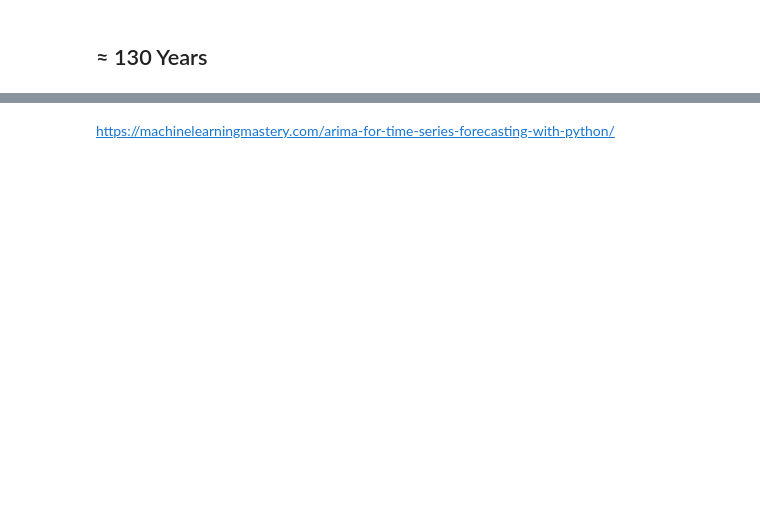
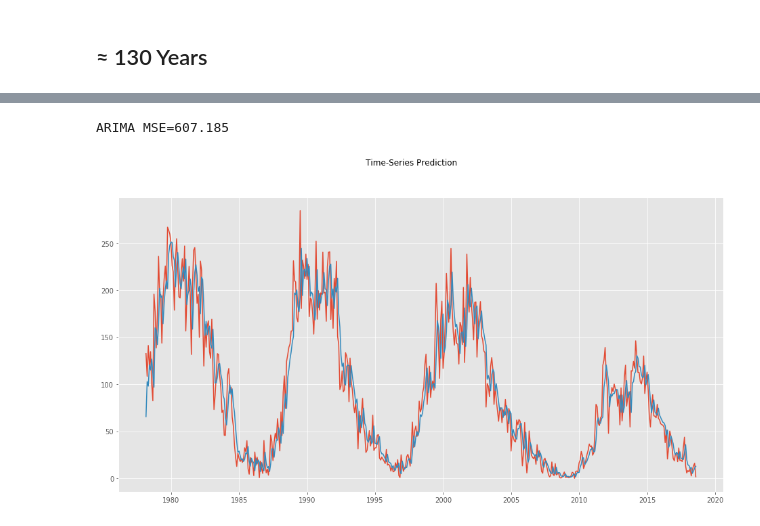
Before and after one commit to AliaksandrStasiuk/master_machine_learning_2, a Jupyter notebook: 8/8.ipynb, the cells around one changed output, grey strips where cells are left out. Saved outputs shown, nothing was run; the diff lists cells and outputs as text; code cells hidden in the pictures; blank space fills up the shorter version.

```diff
--- a/8/8.ipynb
+++ b/8/8.ipynb
@@ -36,2 +51,8 @@ pyplot.show()
 # %% [markdown]
 ## ≈ 130 Years
+# %%
+from statsmodels.tsa.arima_model import ARIMA
+
+model = ARIMA(series, order=(7,1,0), freq=series.index.inferred_freq)
+model_fit = model.fit(disp=0)
+print(model_fit.summary())
@@ -66,2 +125,20 @@ pyplot.show()
-# %% [markdown]
-https://machinelearningmastery.com/arima-for-time-series-forecasting-with-python/
+# %%
+mse, test, preds = evaluate(series, order=(5,1,0))
+# %%
+preds = [x[0] for x in preds]
+# %%
+import pandas as pd
+
+preds = pd.Series(preds, index=test.index)
+
+with plt.style.context('ggplot'):
+    plt.figure(figsize=(16, 8))
+
+    plt.plot(test)
+    plt.plot(preds)
+    plt.suptitle('Time-Series Prediction')
+    print('ARIMA MSE={}'.format(round(mse, 3)))
+    plt.show()
+# %% [output]
+ARIMA MSE=607.185
+[figure, added]
```
Also changed, not shown: parts of 16 cells of this notebook, 1 other file.
